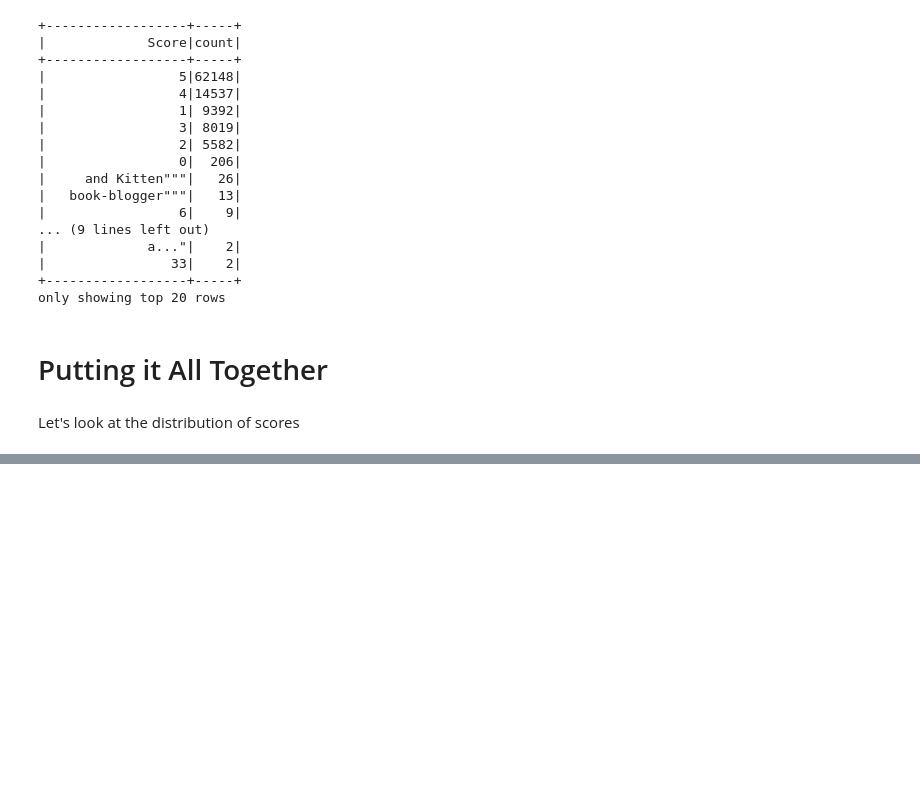
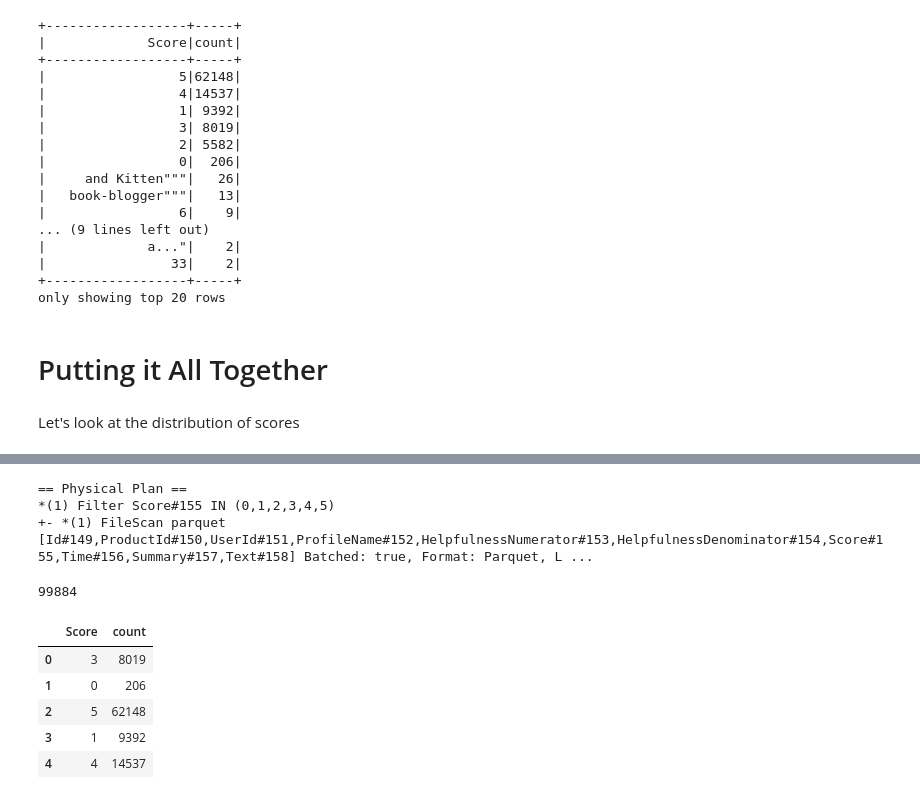
Before and after one commit to brandonbm00/CodingTemplePythonDataScience, a Jupyter notebook: bigdata/big_data_intro_thru_python.ipynb, the cells around one changed output, grey strips where cells are left out. Saved outputs shown, nothing was run; the diff lists cells and outputs as text; code cells hidden in the pictures; blank space fills up the shorter version.

```diff
--- a/bigdata/big_data_intro_thru_python.ipynb
+++ b/bigdata/big_data_intro_thru_python.ipynb
@@ -198,0 +224,10 @@ Let's look at the distribution of scores
+# %%
+data.explain()
+# %% [output]
+== Physical Plan ==
+*(1) Filter Score#155 IN (0,1,2,3,4,5)
++- *(1) FileScan parquet [Id#149,ProductId#150,UserId#151,ProfileName#152,HelpfulnessNumerator#153,HelpfulnessDenominator#154,Score#155,Time#156,Summary#157,Text#158] Batched: true, Format: Parquet, L ...
+# %%
+data.count()
+# %% [output]
+99884
@@ -198,0 +237,9 @@ Let's look at the distribution of scores
+# %%
+scores_rollup_pd.head()
+# %% [output]
+|  | Score | count |
+| 0 | 3 | 8019 |
+| 1 | 0 | 206 |
+| 2 | 5 | 62148 |
+| 3 | 1 | 9392 |
+| 4 | 4 | 14537 |
```
Also changed, not shown: parts of 23 cells of this notebook.
